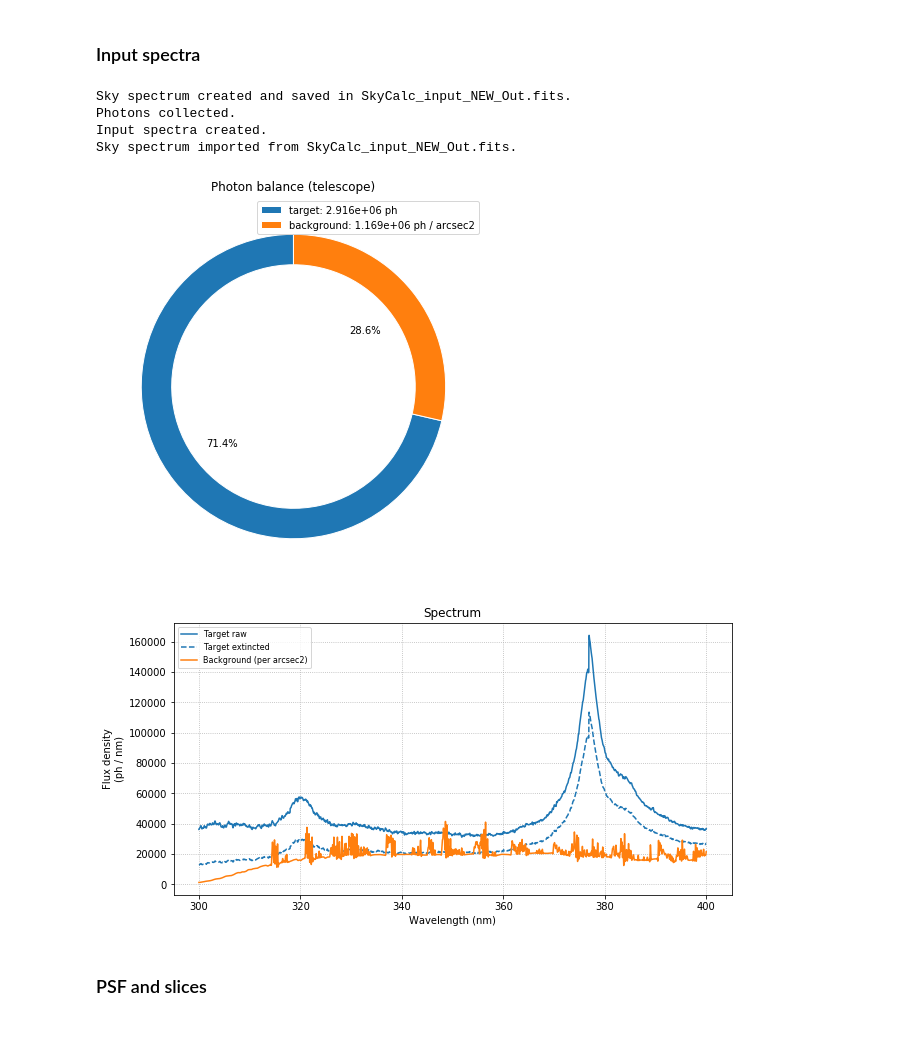
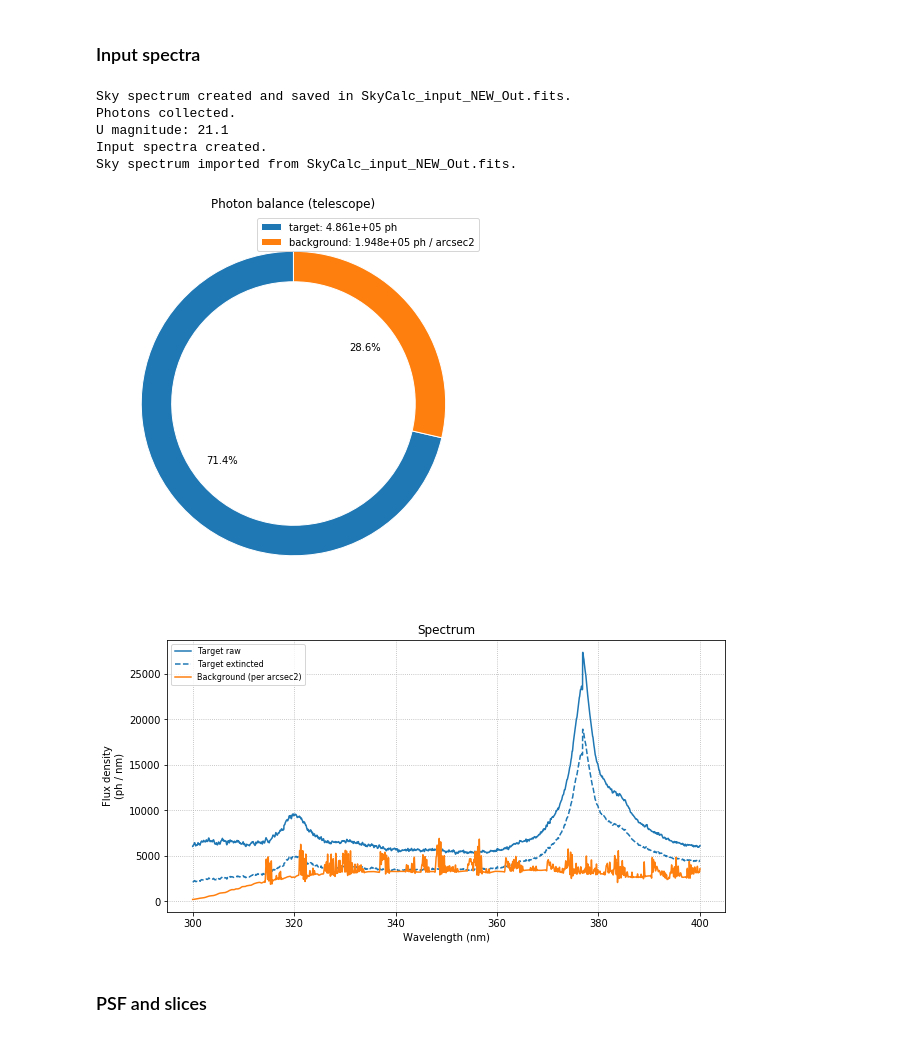
Before and after one commit to gcupani/cubes, a Jupyter notebook: CUBES E2E simulator (compact).ipynb, the cells around one changed output. Drawn from its saved outputs; the diff is of its cells as text; code cells hidden in the pictures.

```diff
--- a/CUBES E2E simulator (compact).ipynb
+++ b/CUBES E2E simulator (compact).ipynb
@@ -11,32 +11,33 @@
 # %%
 sim.spec_templ = 'custom'  # Template ('flat', 'PL', 'custom')
 sim.spec_file = 'Science_Spectra/Zheng+97.txt'  # Path to file
 
 sim.mag_syst = 'Vega'  # System ('Vega')
 sim.mag_band = 'U'  # Band ('U', 'B', 'V', 'R', 'I', 'J', 'H', 'K' for Vega)
 sim.targ_mag = 21  # Magnitude
 
 sim.zem = 2.1  # Emission redshift
 sim.igm_abs = 'inoue'  # IGM absorption
 
 sim.airmass = 1.16  # Airmass
 sim.pwv = 2.5  # Precipitable water vapor
 sim.moond = 0  # Days from new moon
 try:
     %run -i SkyCalc_Call.py  # Uncomment this to skip call to SkyCalc
 except:
     sim.bckg_mag = 22.5 # Background magnitude
 
-sim.texp = 3600*au.s  # Exposure time
+sim.texp = 600*au.s  # Exposure time
 sim.spec_in()
 #%mprun -f sim.spec_in sim.spec_in()  # Only for memory checks
 # %% [output]
 Sky spectrum created and saved in SkyCalc_input_NEW_Out.fits.
 Photons collected.
+U magnitude: 21.1
 Input spectra created.
 Sky spectrum imported from SkyCalc_input_NEW_Out.fits.
 [figure]
-[figure, old version]
+[figure, new version]
 # %% [markdown]
 ### PSF and slices
 # %%
```
Also changed, not shown: parts of 3 cells of this notebook, 16 other files.
